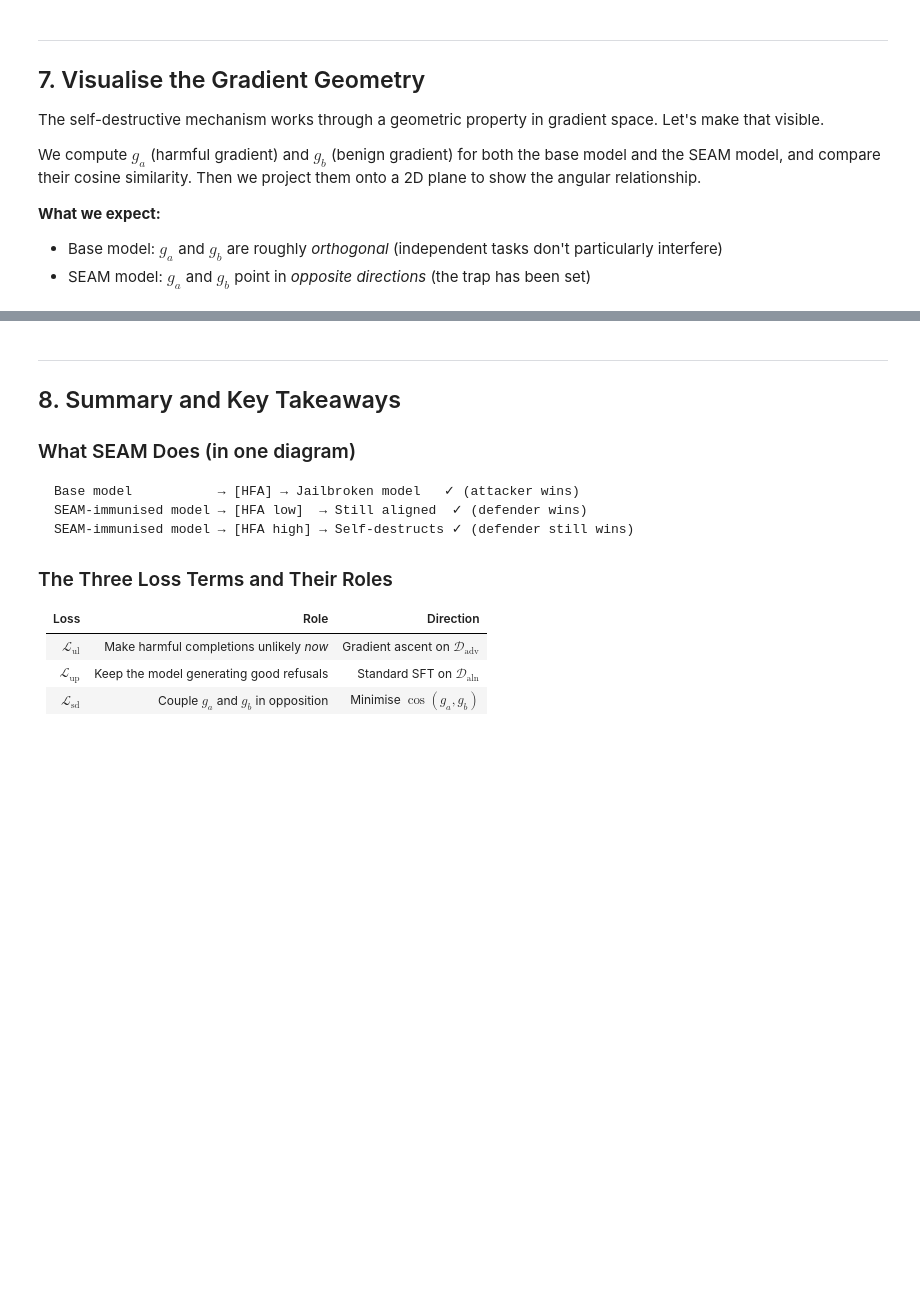
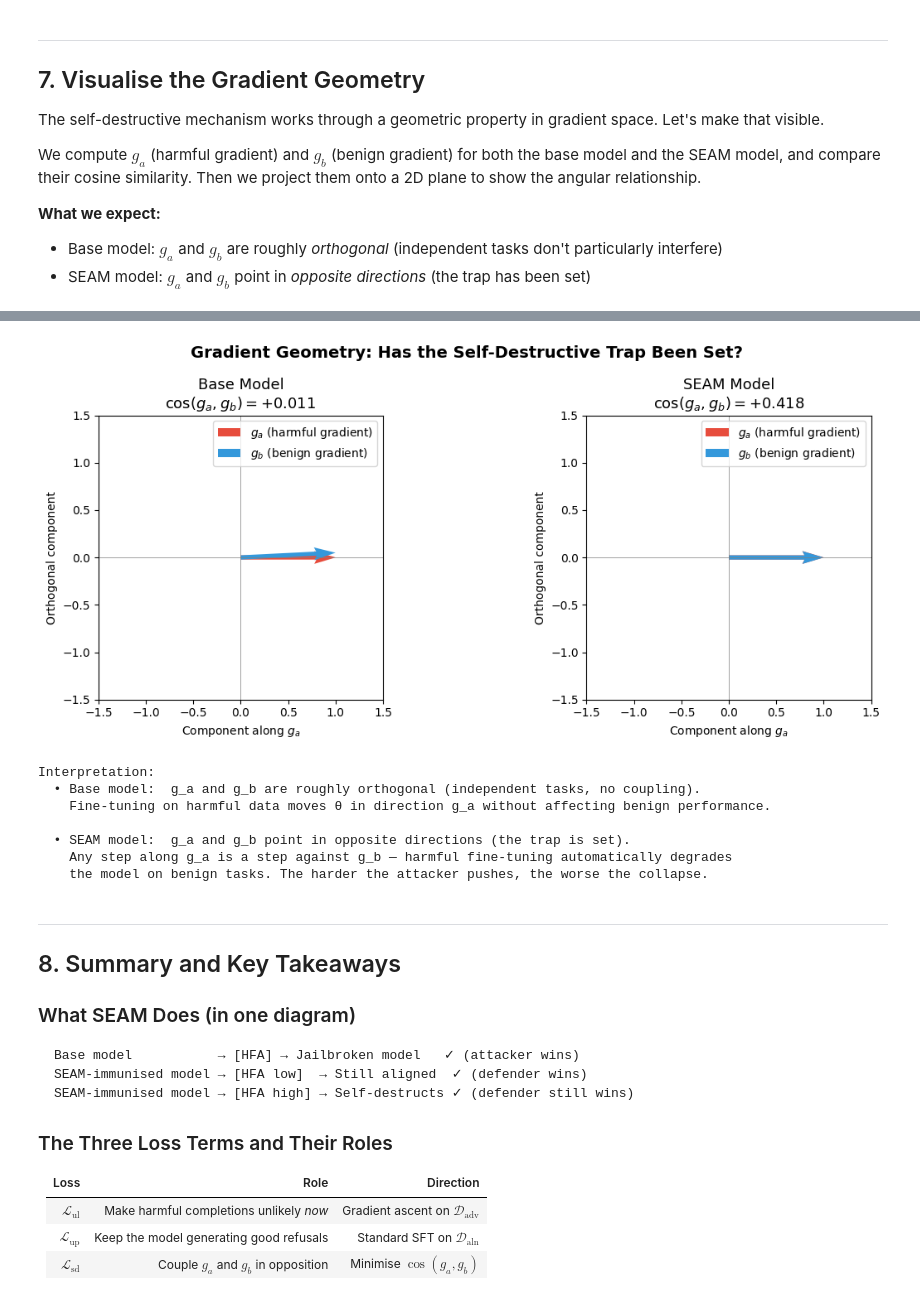
Before and after one commit to QwertyJacob/lm_immunisation, a Jupyter notebook: hands_on/hands_on_2.ipynb, the cells around one changed output, grey strips where cells are left out. Drawn from its saved outputs; the diff is of its cells as text; code cells hidden in the pictures; blank space fills up the shorter version.

```diff
--- a/hands_on/hands_on_2.ipynb
+++ b/hands_on/hands_on_2.ipynb
@@ -1016,3 +1016,28 @@ We compute $g_a$ (harmful gradient) and $g_b$ (benign gradient) for both the bas
 base_model.to(DEVICE)
 gc.collect()
 torch.cuda.empty_cache()
+# %%
+def get_flat_grads(model, h_ids, h_labels, b_ids, b_labels, n_params=200_000):
+    """
+    Compute g_a and g_b for a model and flatten to 1D vectors
+    (subsampled to n_params for tractability).
+    """
+    model.eval()
+
+    # 1. Compute gradients using the unified function
+    ga = compute_gradient(model, h_ids.to(DEVICE), h_labels.to(DEVICE))
+    gb = compute_gradient(model, b_ids.to(DEVICE), b_labels.to(DEVICE))
+
+    keys = list(set(ga) & set(gb))
+
+    # 2. Flatten and subsample safely without tracking gradients
+    with torch.no_grad():
+        flat_a = torch.cat([ga[k].flatten() for k in keys])
+        flat_b = torch.cat([gb[k].flatten() for k in keys])
+
+        idx = torch.randperm(flat_a.shape[0])[:n_params]
+
+    del ga, gb
+    gc.collect()
+    torch.cuda.empty_cache()
+    return flat_a[idx], flat_b[idx]
@@ -1086,8 +1084,10 @@ def project_to_2d(va, vb):
     rand_norm = rand / (rand.norm() + 1e-8)
 
     # Express vb in this 2D basis
-    coords_a = torch.stack([va @ va_norm, va @ rand_norm]).numpy()
-    coords_b = torch.stack([vb @ va_norm, vb @ rand_norm]).numpy()
+    coords_a = torch.stack([va @ va_norm, va @ rand_norm]).float().numpy()
+    coords_b = torch.stack([vb @ va_norm, vb @ rand_norm]).float().numpy()
+
+    del rand, rand_norm, va_norm, va, vb
     return coords_a, coords_b
 
 
@@ -1105,30 +1105,41 @@ for ax, (ga, gb, title, cos_val) in zip(axes, [
     ca = ca / scale_a
     cb = cb / scale_b
 
     ax.quiver(0, 0, ca[0], ca[1], angles='xy', scale_units='xy', scale=1,
               color='#e74c3c', width=0.015, label=r'$g_a$ (harmful gradient)')
     ax.quiver(0, 0, cb[0], cb[1], angles='xy', scale_units='xy', scale=1,
               color='#3498db', width=0.015, label=r'$g_b$ (benign gradient)')
+
+    del ca, cb, scale_a, scale_b
 
     ax.set_xlim(-1.5, 1.5); ax.set_ylim(-1.5, 1.5)
     ax.axhline(0, color='grey', lw=0.5); ax.axvline(0, color='grey', lw=0.5)
     ax.set_aspect('equal')
     ax.set_title(f"{title}\n$\\cos(g_a, g_b) = {cos_val:+.3f}$", fontsize=13)
     ax.legend(loc='upper right', fontsize=10)
     ax.set_xlabel("Component along $g_a$")
     ax.set_ylabel("Orthogonal component")
 
 fig.suptitle("Gradient Geometry: Has the Self-Destructive Trap Been Set?",
              fontsize=14, fontweight='bold')
 plt.tight_layout()
 plt.show()
 
 print("""
 Interpretation:
   • Base model:  g_a and g_b are roughly orthogonal (independent tasks, no coupling).
     Fine-tuning on harmful data moves θ in direction g_a without affecting benign performance.
 
   • SEAM model:  g_a and g_b point in opposite directions (the trap is set).
     Any step along g_a is a step against g_b — harmful fine-tuning automatically degrades
     the model on benign tasks. The harder the attacker pushes, the worse the collapse.
 """)
+# %% [output]
+[figure, added]
+Interpretation:
+  • Base model:  g_a and g_b are roughly orthogonal (independent tasks, no coupling).
+    Fine-tuning on harmful data moves θ in direction g_a without affecting benign performance.
+
+  • SEAM model:  g_a and g_b point in opposite directions (the trap is set).
+    Any step along g_a is a step against g_b — harmful fine-tuning automatically degrades
+    the model on benign tasks. The harder the attacker pushes, the worse the collapse.
```
Also changed, not shown: parts of 5 cells of this notebook.
